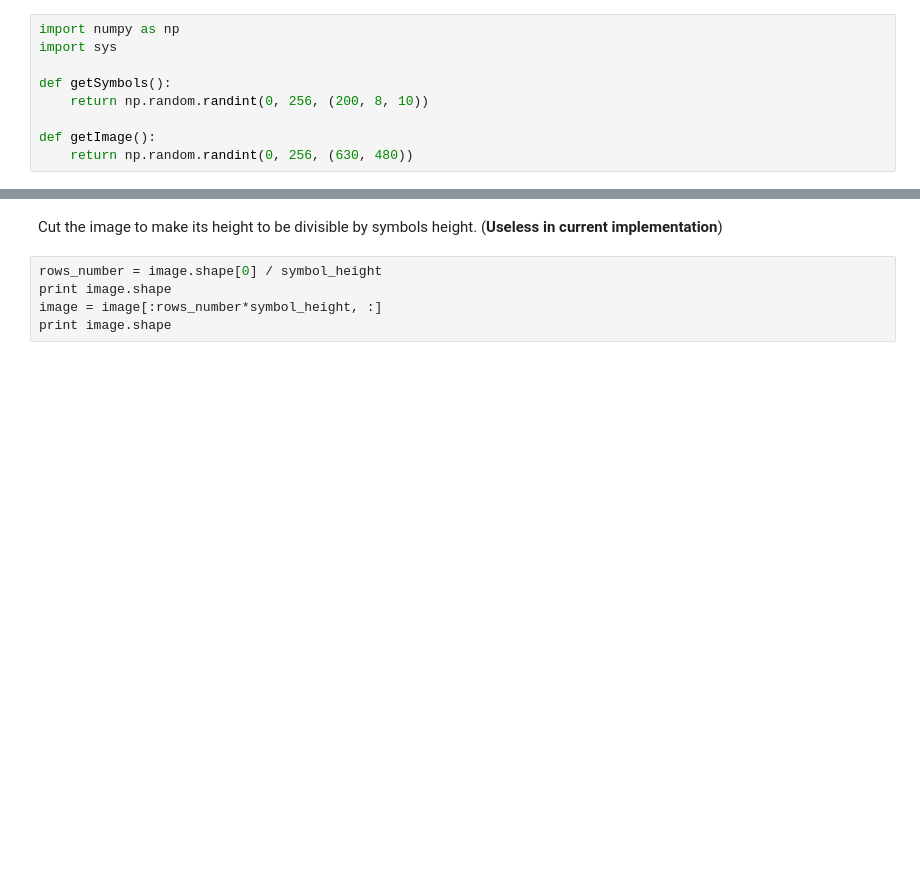
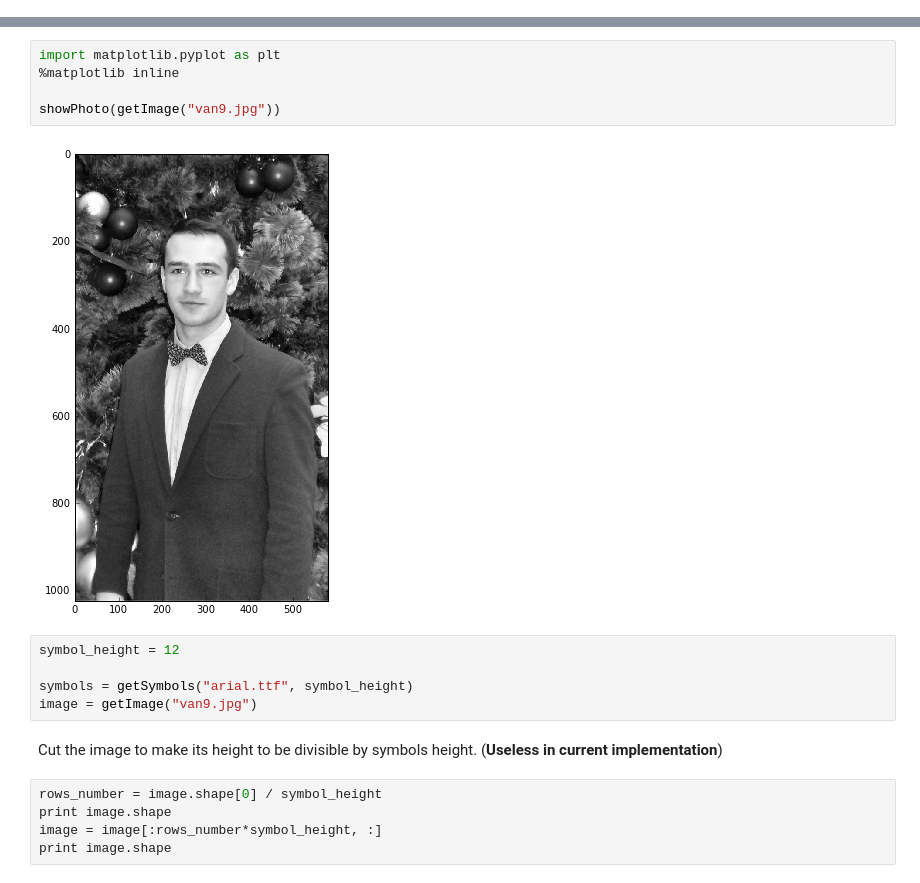
Before and after one commit to max777alex/image-to-ascii, a Jupyter notebook: project.ipynb, the cells around one changed output, grey strips where cells are left out. Cells and saved outputs as stored; diff of their text form; blank space fills up the shorter version.

Commit message:
image and symbols processing reordered

```diff
--- a/project.ipynb
+++ b/project.ipynb
@@ -1,9 +0,0 @@
-# %%
-import numpy as np
-import sys
-
-def getSymbols():
-    return np.random.randint(0, 256, (200, 8, 10))
-
-def getImage():
-    return np.random.randint(0, 256, (630, 480))
@@ -17,3 +60,15 @@ symbol_height = symbols[0].shape[0]
+# %%
+import matplotlib.pyplot as plt
+%matplotlib inline
+
+showPhoto(getImage("van9.jpg"))
+# %% [output]
+[figure, added]
+# %%
+symbol_height = 12
+
+symbols = getSymbols("arial.ttf", symbol_height)
+image = getImage("van9.jpg")
 # %% [markdown]
 Cut the image to make its height to be divisible by symbols height. (**Useless in current implementation**)
 # %%
```
Also changed, not shown: parts of 6 cells of this notebook.
